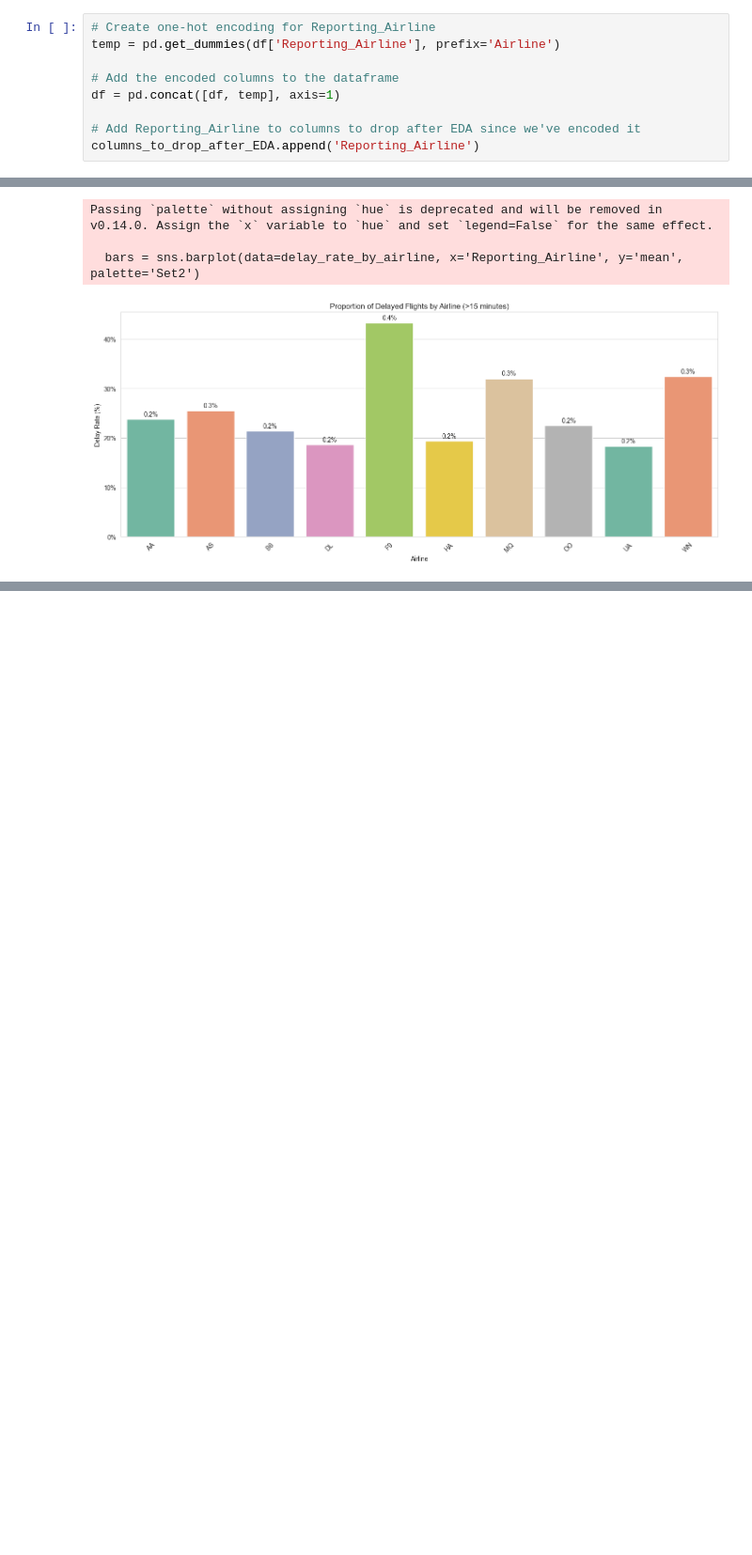
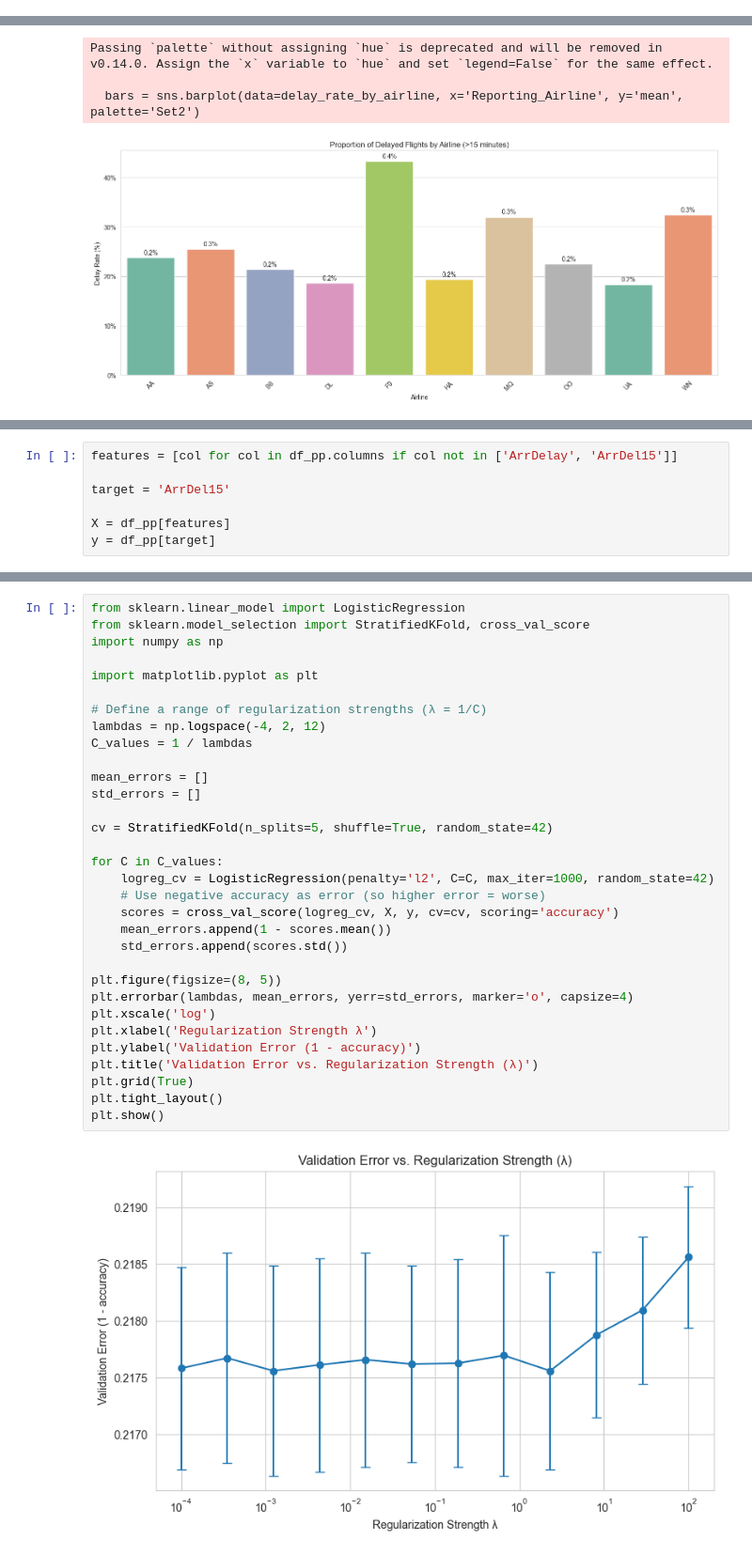
Before and after one commit to shloak17107/airline-delay-prediction, a Jupyter notebook: Vatsal_Copy_of_preprocessing.ipynb, the cells around one changed output, grey strips where cells are left out. Shown at 94% size. Drawn from its saved outputs; the diff is of its cells as text; blank space fills up the shorter version.

```diff
--- a/Vatsal_Copy_of_preprocessing.ipynb
+++ b/Vatsal_Copy_of_preprocessing.ipynb
@@ -404,9 +381,0 @@ columns_to_drop_after_EDA.append('DayOfWeek')
-# %%
-# Create one-hot encoding for Reporting_Airline
-temp = pd.get_dummies(df['Reporting_Airline'], prefix='Airline')
-
-# Add the encoded columns to the dataframe
-df = pd.concat([df, temp], axis=1)
-
-# Add Reporting_Airline to columns to drop after EDA since we've encoded it
-columns_to_drop_after_EDA.append('Reporting_Airline')
@@ -611,0 +639,7 @@ print("Confusion Matrix:\n", confusion_matrix(y_test, y_pred))
+# %%
+features = [col for col in df_pp.columns if col not in ['ArrDelay', 'ArrDel15']]
+
+target = 'ArrDel15'
+
+X = df_pp[features]
+y = df_pp[target]
@@ -611,0 +761,34 @@ print("Confusion Matrix:\n", confusion_matrix(y_test, y_pred))
+# %%
+from sklearn.linear_model import LogisticRegression
+from sklearn.model_selection import StratifiedKFold, cross_val_score
+import numpy as np
+
+import matplotlib.pyplot as plt
+
+# Define a range of regularization strengths (λ = 1/C)
+lambdas = np.logspace(-4, 2, 12)
+C_values = 1 / lambdas
+
+mean_errors = []
+std_errors = []
+
+cv = StratifiedKFold(n_splits=5, shuffle=True, random_state=42)
+
+for C in C_values:
+    logreg_cv = LogisticRegression(penalty='l2', C=C, max_iter=1000, random_state=42)
+    # Use negative accuracy as error (so higher error = worse)
+    scores = cross_val_score(logreg_cv, X, y, cv=cv, scoring='accuracy')
+    mean_errors.append(1 - scores.mean())
+    std_errors.append(scores.std())
+
+plt.figure(figsize=(8, 5))
+plt.errorbar(lambdas, mean_errors, yerr=std_errors, marker='o', capsize=4)
+plt.xscale('log')
+plt.xlabel('Regularization Strength λ')
+plt.ylabel('Validation Error (1 - accuracy)')
+plt.title('Validation Error vs. Regularization Strength (λ)')
+plt.grid(True)
+plt.tight_layout()
+plt.show()
+# %% [output]
+[figure, added]
```
Also changed, not shown: parts of 30 cells of this notebook.
